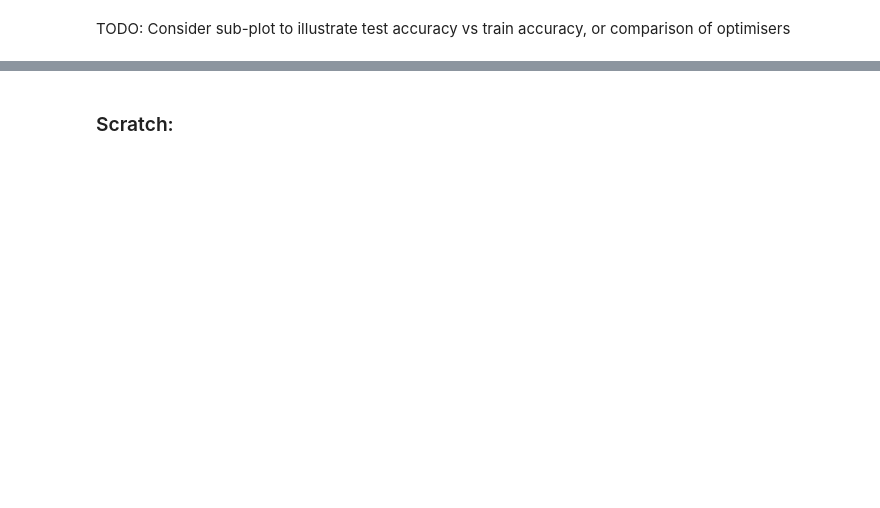
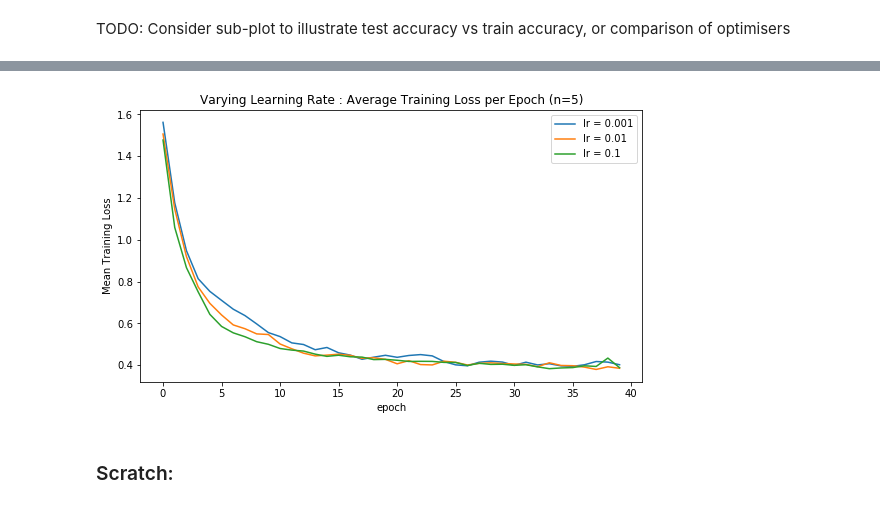
Before and after one commit to Peppers16/machine_learning_coursework, a Jupyter notebook: CW Attempt.ipynb, the cells around one changed output, grey strips where cells are left out. Cells and saved outputs as stored; diff of their text form; code cells hidden in the pictures; blank space fills up the shorter version.

```diff
--- a/CW Attempt.ipynb
+++ b/CW Attempt.ipynb
@@ -386,3 +391,15 @@ TODO: Consider sub-plot to illustrate test accuracy vs train accuracy, or compar
+# %%
+plt.figure(figsize=(9, 5))
+plt.plot(loss_1)
+plt.plot(loss_2)
+plt.plot(loss_3)
+plt.title('Varying Learning Rate : Average Training Loss per Epoch (n=5)')
+plt.ylabel('Mean Training Loss')
+plt.xlabel('epoch')
+plt.legend(['lr = 0.001', 'lr = 0.01', 'lr = 0.1'], loc='upper right')
+plt.show()
+# %% [output]
+[figure, added]
 # %% [markdown]
 ### Scratch:
 # %%
```
Also changed, not shown: parts of 20 cells of this notebook, 2 other files.
